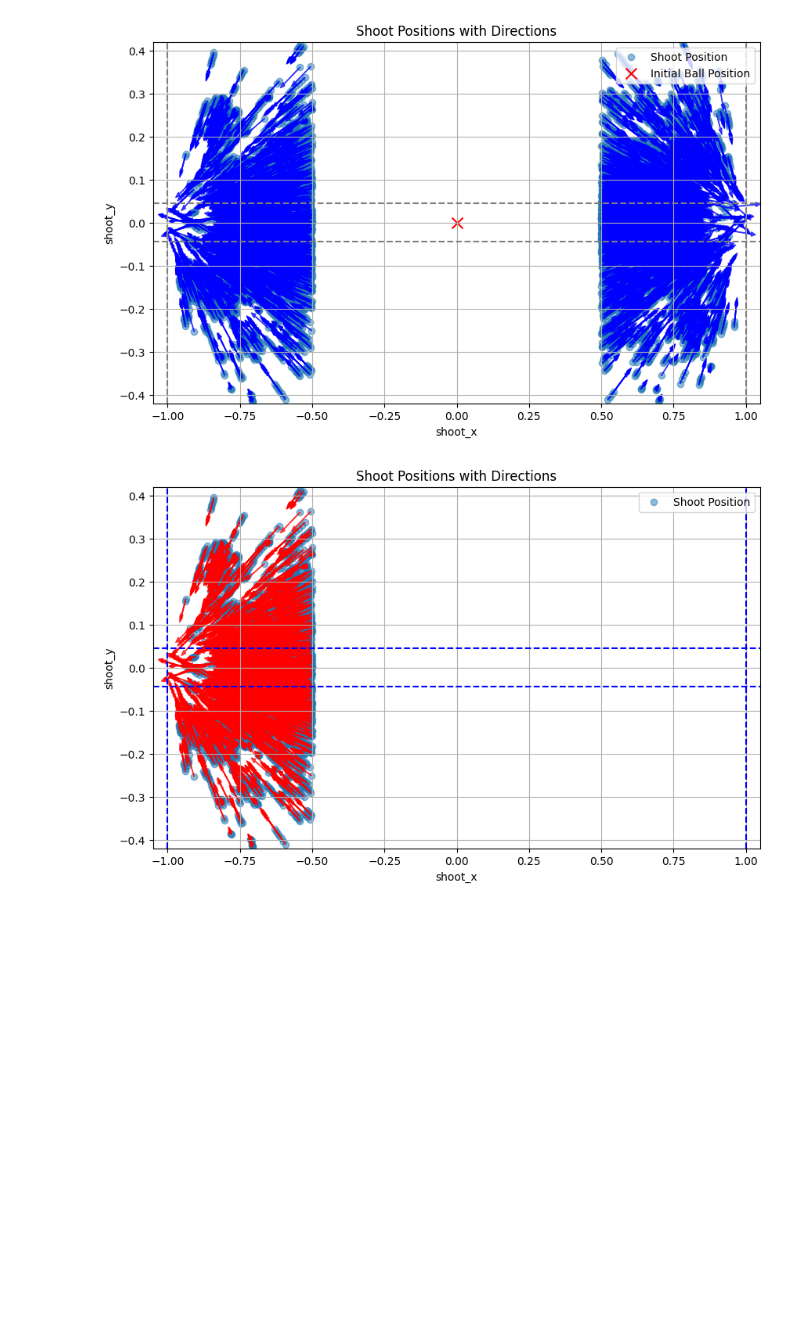
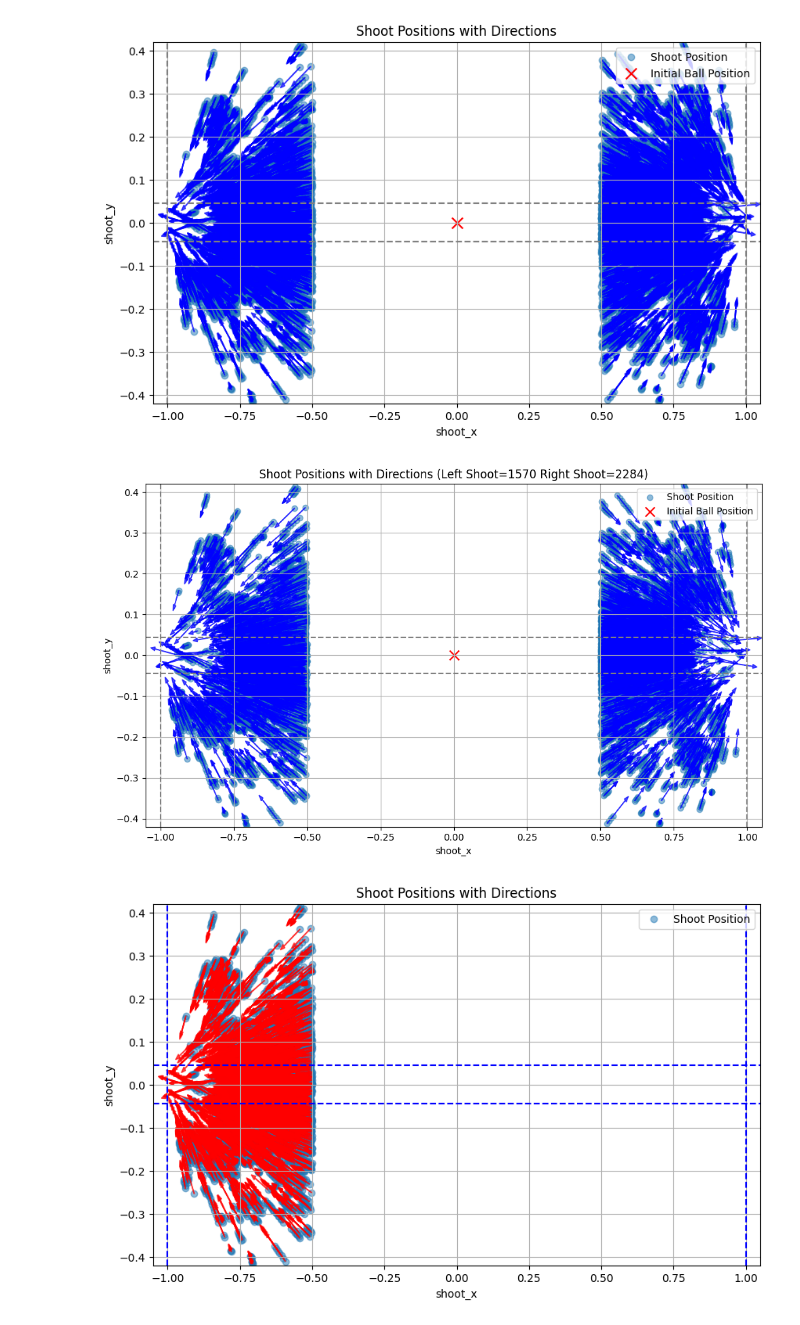
Before and after one commit to rakawanegan/pbl-ssc_with_gfootball, a Jupyter notebook: notebooks/initial_analysis.ipynb, the cells around one changed output. Cells and saved outputs as stored; diff of their text form; code cells hidden in the pictures; blank space fills up the shorter version.

```diff
--- a/notebooks/initial_analysis.ipynb
+++ b/notebooks/initial_analysis.ipynb
@@ -115,6 +114,106 @@ plt.legend(loc='upper right')
 plt.show()
 # %% [output]
 [figure]
+# %%
+scale_factor = 10
+
+# 同一直線上の矢印を除去するための許容誤差
+tolerance_distance = 0.005 # 直線が同一とみなす距離の閾値
+tolerance_angle = np.deg2rad(0.5) # 直線が同一とみなす角度の閾値 (ラジアン)
+
+plt.figure(figsize=(10, 6))
+
+# ゴールラインのプロット
+plt.axvline(x=-1, color='gray', linestyle='--')
+plt.axvline(x=1, color='gray', linestyle='--')
+plt.axhline(y=0.044, color='gray', linestyle='--')
+plt.axhline(y=-0.044, color='gray', linestyle='--')
+
+# 散布図のプロット
+plt.scatter(shoot_df['shoot_x'], shoot_df['shoot_y'], alpha=0.5, label='Shoot Position')
+
+# 描画済みの直線の情報を格納するリスト
+# 各要素は (unit_dx, unit_dy, c_value, n_iter_val, n_sub_iter_val) で構成される。
+# 直線の方程式は Ax + By + C = 0 とし、A = -unit_dy, B = unit_dx, C = unit_dy * x - unit_dx * y である。
+drawn_lines_info = []
+
+# Left Shoot と Right Shoot のカウンター
+left_shoot_count = 0
+right_shoot_count = 0
+
+# 各点に対して方向を示す矢印を追加（同一直線上のものを除去）
+for i, row in shoot_df.iterrows():
+    x = row['shoot_x']
+    y = row['shoot_y']
+    dx = row['shoot_direction_x']
+    dy = row['shoot_direction_y']
+    current_n_iter = row['n_iter']
+    current_n_sub_iter = row['n_sub_iter']
+
+    # 方向ベクトルの正規化
+    norm_dir = np.sqrt(dx**2 + dy**2)
+    if norm_dir == 0:
+        continue # 方向ベクトルがゼロの場合はスキップ
+
+    unit_dx = dx / norm_dir
+    unit_dy = dy / norm_dir
+
+    # 現在の矢印が定義する直線のC値を計算 (Ax + By + C = 0, where A=-unit_dy, B=unit_dx)
+    current_c_value = unit_dy * x - unit_dx * y
+
+    is_duplicate = False
+    for p_unit_dx, p_unit_dy, p_c_value, p_n_iter, p_n_sub_iter in drawn_lines_info:
+        # n_iter と n_sub_iter が同じである場合にのみ、空間的な重複を判定する
+        if p_n_iter == current_n_iter and p_n_sub_iter == current_n_sub_iter:
+            # 2直線の角度の差を計算 (ドット積を利用)
+            dot_product = p_unit_dx * unit_dx + p_unit_dy * unit_dy
+
+            # NaN防止のためクリップ
+            dot_product = np.clip(dot_product, -1.0, 1.0)
+
+            angle_diff = np.arccos(dot_product)
+
+            # 角度が非常に近い、または逆方向でも同一とみなす
+            if angle_diff < tolerance_angle or abs(angle_diff - np.pi) < tolerance_angle:
+                # 現在の矢印の始点から既存の直線への距離を計算
+                # 点(x0, y0)から直線 Ax + By + C = 0 への距離は |Ax0 + By0 + C| / sqrt(A^2 + B^2)
+                # ここで A = -p_unit_dy, B = p_unit_dx, sqrt(A^2 + B^2) = 1 (正規化済みのため)
+                distance_to_line = abs((-p_unit_dy) * x + (p_unit_dx) * y + p_c_value)
+
+                if distance_to_line < tolerance_distance:
+                    is_duplicate = True
+                    break
+
+    if not is_duplicate:
+        plt.arrow(x, y, dx * scale_factor, dy * scale_factor,
+                  head_width=0.01, head_length=0.015, fc='blue', ec='blue',
+                  length_includes_head=True, alpha=0.7)
+        # 描画した矢印の直線の情報を追加（n_iterとn_sub_iterも含む）
+        drawn_lines_info.append((unit_dx, unit_dy, current_c_value, current_n_iter, current_n_sub_iter))
+
+        # Left Shoot / Right Shoot のカウント
+        if x < -0.5:
+            left_shoot_count += 1
+        elif x > 0.5:
+            right_shoot_count += 1
+
+# Initial Ball Position をプロット (xの値は提供された値を使用し、yの値は反転させる)
+initial_ball_x = 0
+initial_ball_y = 0 * -1 # y値は反転させる
+plt.scatter(initial_ball_x, initial_ball_y, color='red', label='Initial Ball Position', s=100, marker='x')
+
+plt.xlabel('shoot_x')
+plt.ylabel('shoot_y')
+plt.xlim(-1.05, 1.05)
+plt.ylim(-0.42, 0.42)
+# タイトルにLeft ShootとRight Shootのカウントを含める
+plt.title(f'Shoot Positions with Directions (Left Shoot={left_shoot_count} Right Shoot={right_shoot_count})')
+plt.grid(True)
+plt.legend(loc='upper right')
+plt.tight_layout()
+plt.show()
+# %% [output]
+[figure, added]
 # %%
 shoot_df = shoot_df.loc[shoot_df['shoot_x'] < 0]
 
```
Also changed, not shown: parts of 3 cells of this notebook, 1 other file.
